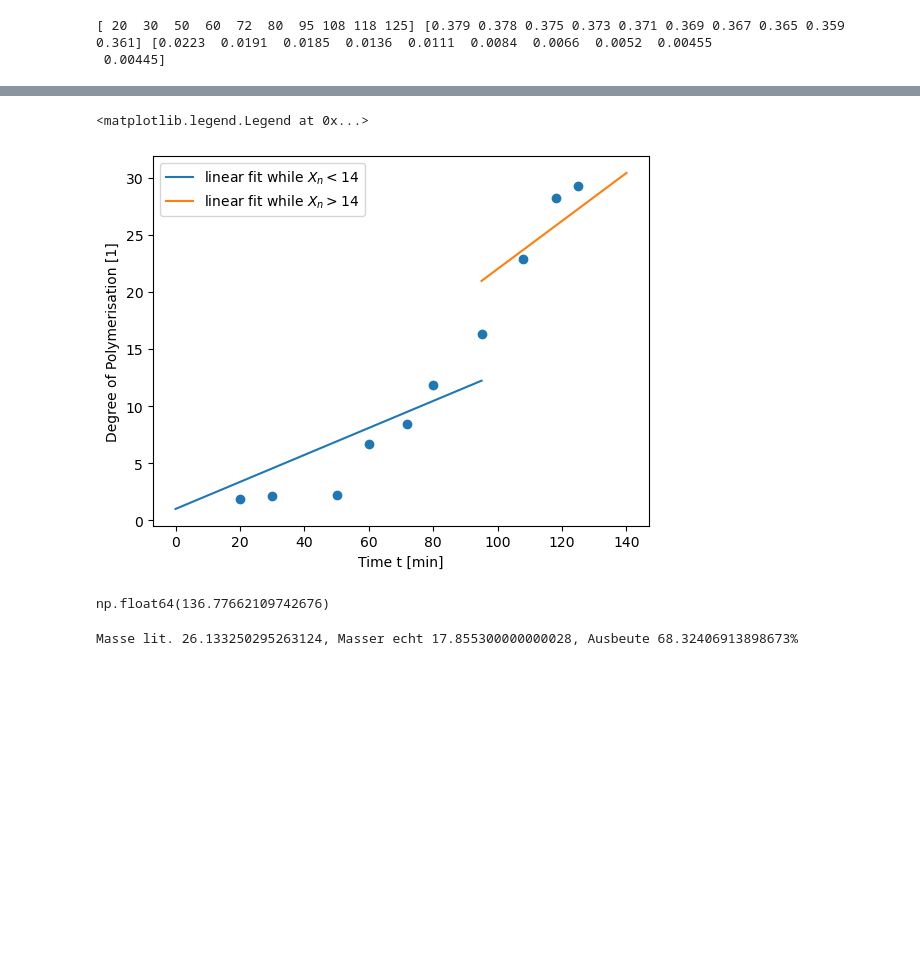
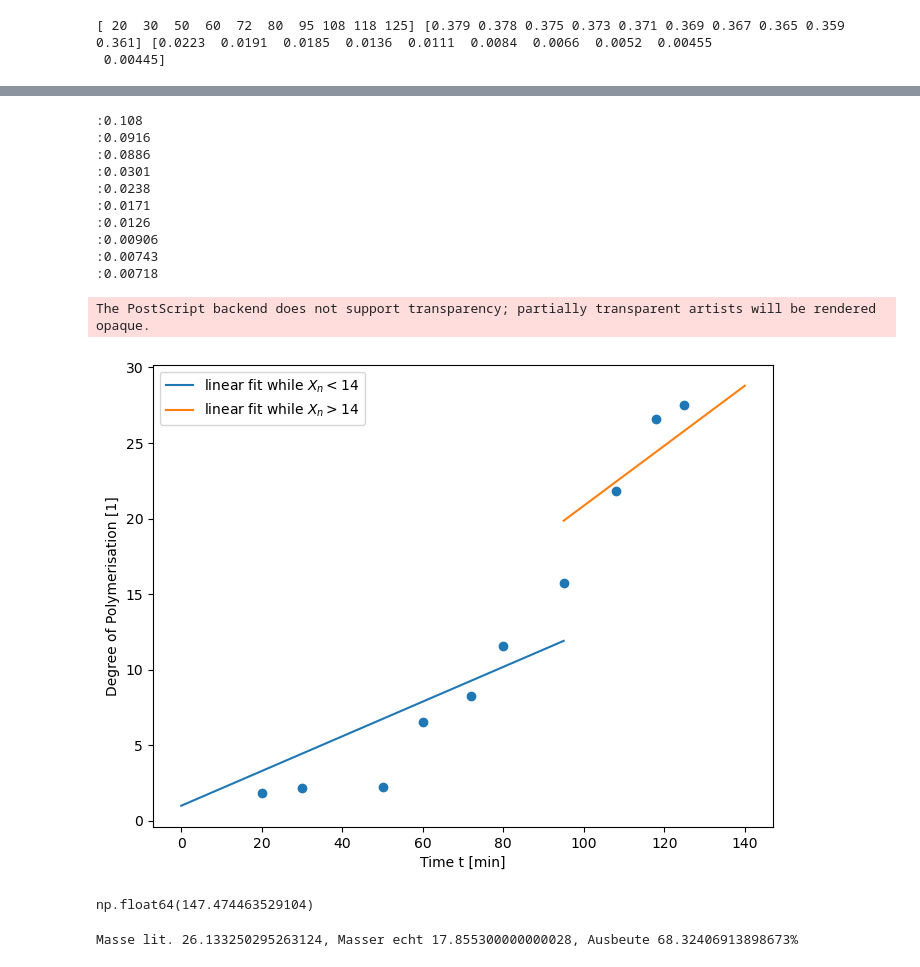
Before and after one commit to Rankenstein678/Makro, a Jupyter notebook: AMC2/AMC2.ipynb, the cells around one changed output, grey strips where cells are left out. Drawn from its saved outputs; the diff is of its cells as text; code cells hidden in the pictures; blank space fills up the shorter version.

```diff
--- a/AMC2/AMC2.ipynb
+++ b/AMC2/AMC2.ipynb
@@ -27,8 +27,9 @@ print(t,V_ges,V_naoh)
 fig,ax = plt.subplots()
 
 
-n_Kat = 1.66e-3
-c_Kat = n_Kat/V_ges[0]
+n_Kat = 1.499e-3
+c_Kat = n_Kat/380e-3
+print(V_ges[0])
 
 #Errechnen der Stoffmengen an Säure in je 1 und 2 ml unter Berücksichtugung der Menge des Katalysators
 c_1ml = .5 * 0.01 * V_naoh[0:3]-c_Kat*1e-3 # mol/ml
@@ -43,6 +44,7 @@ c_COOH = np.concat([c_1,c_2])
 c_0 = 75.0009e-3 / 380e-3
 
 
+print(f"(.5 * .1 {V_naoh[0]} - {c_Kat} * 1e-3) * 1e3")
 
 # Umsatzberechnung
 p = (c_0-c_COOH)/c_0
@@ -50,4 +52,5 @@ p = (c_0-c_COOH)/c_0
 ax.scatter(t,p)
 ax.set_xlabel("Time t [min]")
 ax.set_ylabel("Coversion p [%]")
+p[0]
 # %% [output]
@@ -55,43 +60,56 @@ Text(0, 0.5, 'Coversion p [%]')
 [figure]
 # %%
-fig,ax = plt.subplots()
+fig,ax = plt.subplots(figsize=(8,6))
 
 
 # Umsatz nach Carother
 Xn = 1/(1-p)
 
 ax.scatter(t,Xn)
 ax.set_xlabel("Time t [min]")
 ax.set_ylabel("Degree of Polymerisation [1]")
 
 # Erstelle die Custom fit Funktion
 def lineare_const_c(x,m):
     return x*m + 1 # Polymerisationsgrad 1 bei 0
 
 # Fitte von P=1-14
 opt, _ = sp.optimize.curve_fit(lineare_const_c,t[:7],Xn[:7])
 lin_time_1 = np.linspace(0,t[6],1000)
 ax.plot(lin_time_1,lineare_const_c(lin_time_1,opt[0]),label="linear fit while $X_n<14$")
 
 # Fit ab P=14
 opt2, _ = sp.optimize.curve_fit(lineare_const_c,t[6:],Xn[6:])
 lin_time_2 = np.linspace(t[6],140,1000)
 ax.plot(lin_time_2,opt2*lin_time_2 +1 ,label="linear fit while $X_n>14$")
 
 ax.legend()
+
+for x in c_COOH:
+    print(f":{x:.3g}")
+
+fig.savefig("Xn_t.eps")
 # %% [output]
-<matplotlib.legend.Legend at 0x...>
+:0.108
+:0.0916
+:0.0886
+:0.0301
+:0.0238
+:0.0171
+:0.0126
+:0.00906
+:0.00743
+:0.00718
+The PostScript backend does not support transparency; partially transparent artists will be rendered opaque.
-[figure, old version]
+[figure, new version]
 # %%
 # Berechne k mit erster Regressionsgerade
 
-n_Kat = 1.66e-3
-c_Kat = n_Kat/V_ges[0]
 
 k = opt[0]/(c_Kat*c_0)
 k
 # %% [output]
-np.float64(136.77662109742676)
+np.float64(147.474463529104)
 # %%
 m_Produkt =166.3232 - 148.4679
 n_dda = 74.992
```
Also changed, not shown: parts of 3 cells of this notebook, 3 other files.
